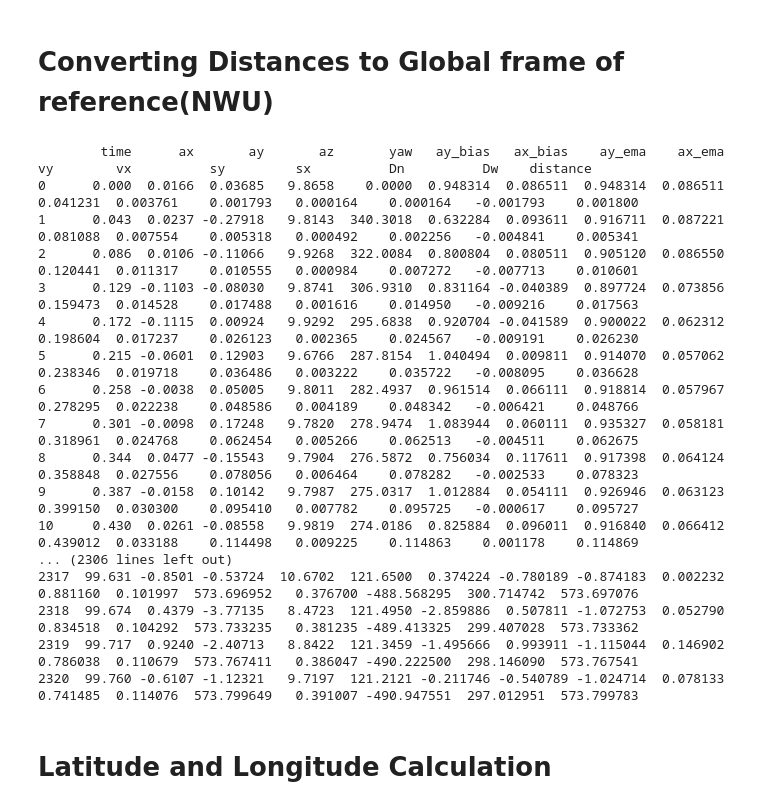
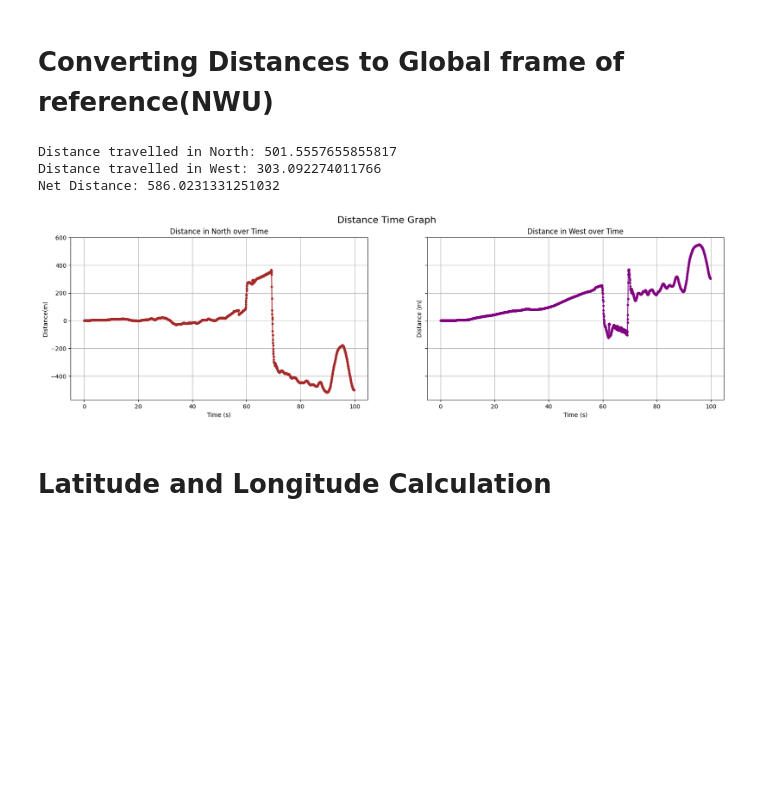
Before and after one commit to KarthickPandianPV/PATH-ESTIMATION, a Jupyter notebook: main.ipynb, the cells around one changed output. Cells and saved outputs as stored; diff of their text form; code cells hidden in the pictures; blank space fills up the shorter version.

```diff
--- a/main.ipynb
+++ b/main.ipynb
@@ -185,27 +159,31 @@ Net Distance: 573.799782672155
 # %%
 df['Dn'] = df['sx'] * np.cos(np.radians(df['yaw'])) - df['sy'] * np.sin(np.radians(df['yaw']))
 df['Dw'] = -df['sx'] * np.sin(np.radians(df['yaw'])) - df['sy'] * np.cos(np.radians(df['yaw']))
 
 df['distance'] = np.sqrt(df['Dn']**2 + df['Dw']**2)
-print(df.to_string())
+print('Distance travelled in North:',-df['Dn'].iloc[-1])
+print('Distance travelled in West:',df['Dw'].iloc[-1])
+print('Net Distance:',df['distance'].iloc[-1])
+fig, (ax1, ax2) = plt.subplots(1, 2, figsize=(20, 5), sharey=True)
+
+fig.suptitle('Distance Time Graph', fontsize=16)
+ax1.plot(df['time'], df['Dn'], marker='o', linestyle='-', color='brown', markersize=3)
+ax1.set_title('Distance in North over Time')
+ax1.set_xlabel('Time (s)')
+ax1.set_ylabel('Distance(m)')
+ax1.grid(True)
+
+ax2.plot(df['time'], df['Dw'], marker='o', linestyle='-', color='purple', markersize=3)
+ax2.set_title('Distance in West over Time')
+ax2.set_xlabel('Time (s)')
+ax2.set_ylabel('Distance (m)')
+ax2.grid(True)
+# print(df.to_string())
 # %% [output]
-        time      ax       ay       az       yaw   ay_bias   ax_bias    ay_ema    ax_ema         vy        vx          sy         sx          Dn          Dw    distance
-0      0.000  0.0166  0.03685   9.8658    0.0000  0.948314  0.086511  0.948314  0.086511   0.041231  0.003761    0.001793   0.000164    0.000164   -0.001793    0.001800
-1      0.043  0.0237 -0.27918   9.8143  340.3018  0.632284  0.093611  0.916711  0.087221   0.081088  0.007554    0.005318   0.000492    0.002256   -0.004841    0.005341
-2      0.086  0.0106 -0.11066   9.9268  322.0084  0.800804  0.080511  0.905120  0.086550   0.120441  0.011317    0.010555   0.000984    0.007272   -0.007713    0.010601
-3      0.129 -0.1103 -0.08030   9.8741  306.9310  0.831164 -0.040389  0.897724  0.073856   0.159473  0.014528    0.017488   0.001616    0.014950   -0.009216    0.017563
-4      0.172 -0.1115  0.00924   9.9292  295.6838  0.920704 -0.041589  0.900022  0.062312   0.198604  0.017237    0.026123   0.002365    0.024567   -0.009191    0.026230
-5      0.215 -0.0601  0.12903   9.6766  287.8154  1.040494  0.009811  0.914070  0.057062   0.238346  0.019718    0.036486   0.003222    0.035722   -0.008095    0.036628
-6      0.258 -0.0038  0.05005   9.8011  282.4937  0.961514  0.066111  0.918814  0.057967   0.278295  0.022238    0.048586   0.004189    0.048342   -0.006421    0.048766
-7      0.301 -0.0098  0.17248   9.7820  278.9474  1.083944  0.060111  0.935327  0.058181   0.318961  0.024768    0.062454   0.005266    0.062513   -0.004511    0.062675
-8      0.344  0.0477 -0.15543   9.7904  276.5872  0.756034  0.117611  0.917398  0.064124   0.358848  0.027556    0.078056   0.006464    0.078282   -0.002533    0.078323
-9      0.387 -0.0158  0.10142   9.7987  275.0317  1.012884  0.054111  0.926946  0.063123   0.399150  0.030300    0.095410   0.007782    0.095725   -0.000617    0.095727
-10     0.430  0.0261 -0.08558   9.9819  274.0186  0.825884  0.096011  0.916840  0.066412   0.439012  0.033188    0.114498   0.009225    0.114863    0.001178    0.114869
-... (2306 lines left out)
-2317  99.631 -0.8501 -0.53724  10.6702  121.6500  0.374224 -0.780189 -0.874183  0.002232   0.881160  0.101997  573.696952   0.376700 -488.568295  300.714742  573.697076
-2318  99.674  0.4379 -3.77135   8.4723  121.4950 -2.859886  0.507811 -1.072753  0.052790   0.834518  0.104292  573.733235   0.381235 -489.413325  299.407028  573.733362
-2319  99.717  0.9240 -2.40713   8.8422  121.3459 -1.495666  0.993911 -1.115044  0.146902   0.786038  0.110679  573.767411   0.386047 -490.222500  298.146090  573.767541
-2320  99.760 -0.6107 -1.12321   9.7197  121.2121 -0.211746 -0.540789 -1.024714  0.078133   0.741485  0.114076  573.799649   0.391007 -490.947551  297.012951  573.799783
+Distance travelled in North: 501.5557655855817
+Distance travelled in West: 303.092274011766
+Net Distance: 586.0231331251032
+[figure, added]
 # %% [markdown]
 # Latitude and Longitude Calculation
 # %%
```
Also changed, not shown: parts of 8 cells of this notebook, 6 other files.
